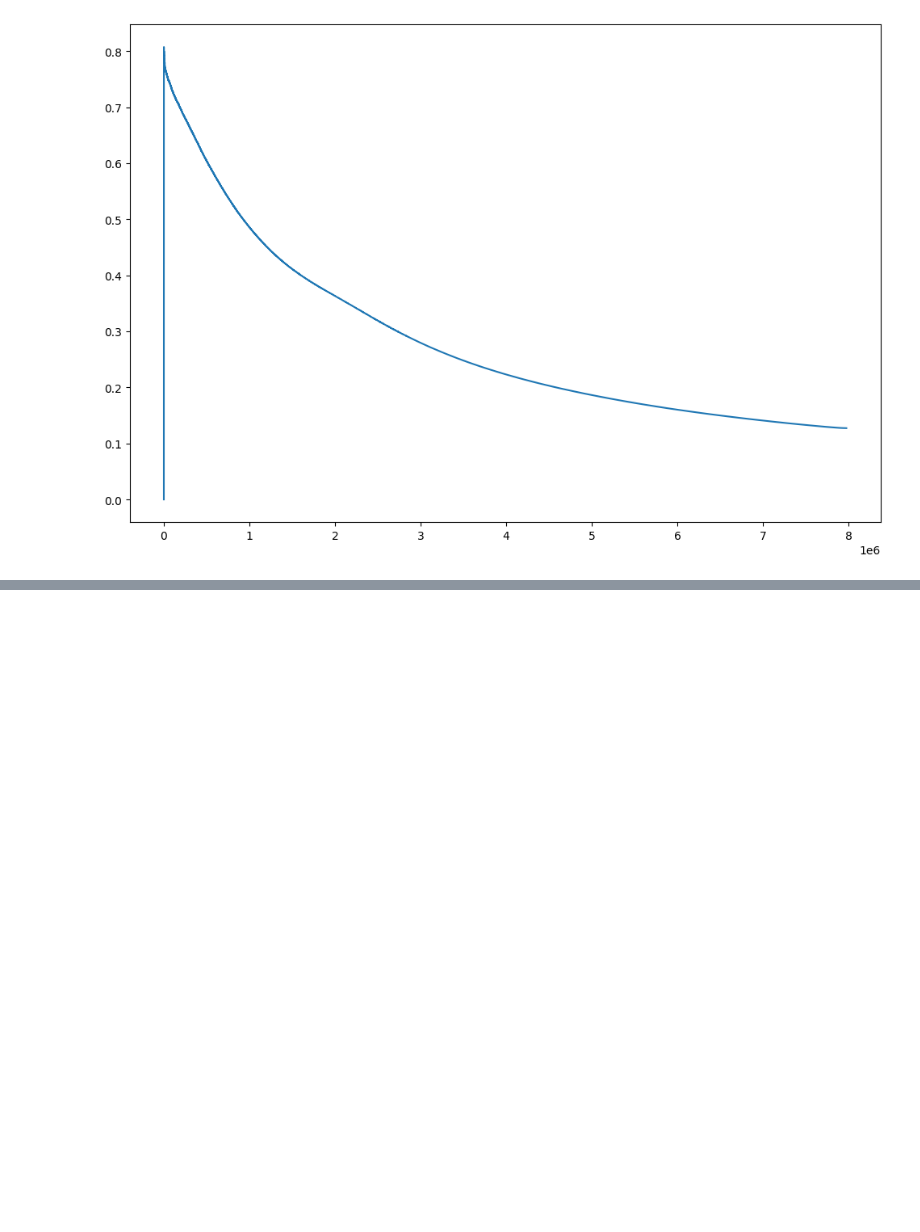
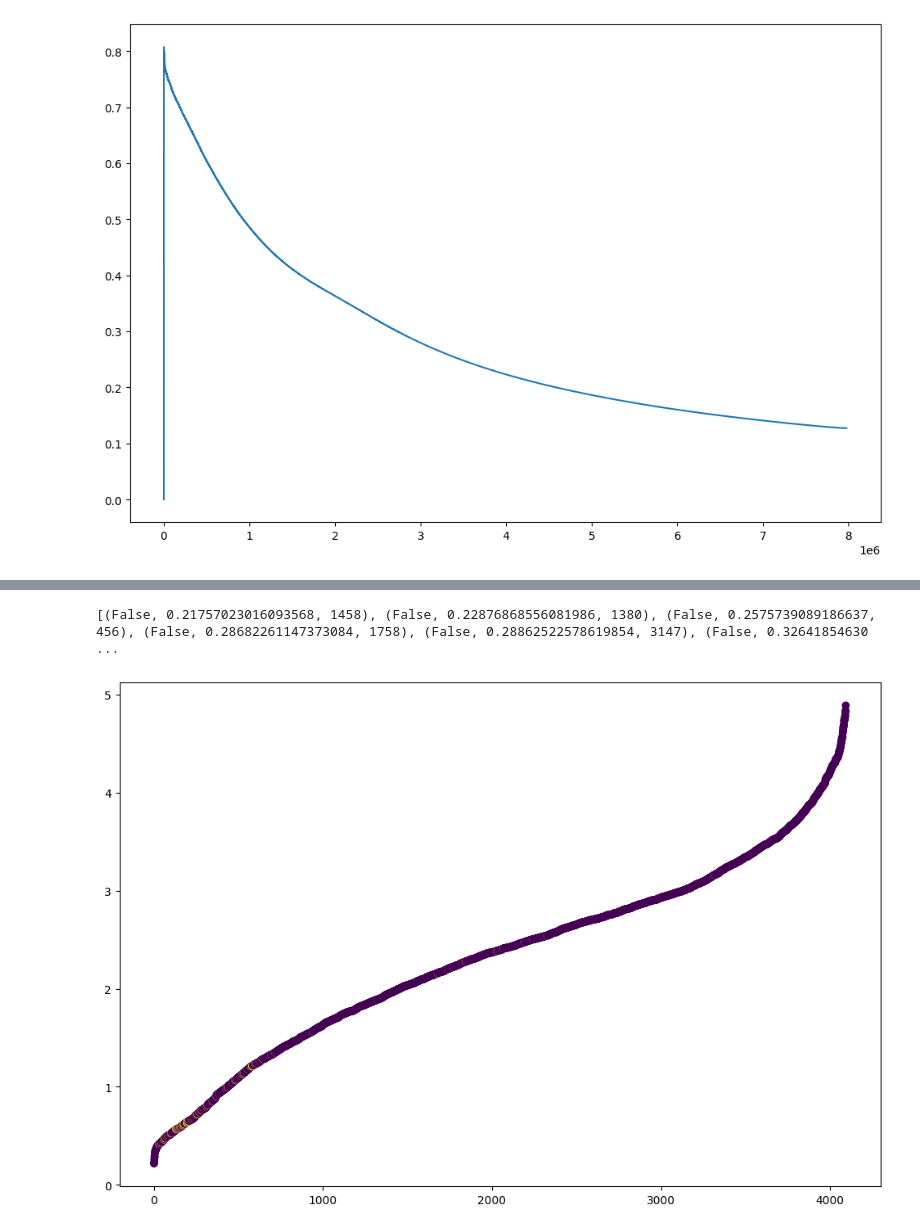
Before and after one commit to nikhilnd/pca-compression, a Jupyter notebook: zheng.ipynb, the cells around one changed output, grey strips where cells are left out. Drawn from its saved outputs; the diff is of its cells as text; code cells hidden in the pictures; blank space fills up the shorter version.

```diff
--- a/zheng.ipynb
+++ b/zheng.ipynb
@@ -87,7 +90,7 @@ plt.show()
 # %%
 sce_8eq = scanpy.read_h5ad('data/zheng/sce_full_Zhengmix8eq.h5ad')
 data_8eq, cs_8eq, labels_8eq = utils.parse_h5ad(sce_8eq, "phenoid")
-data_8eq = np.log1p(data_8eq)
+data_8eq = np.log2(data_8eq + 1)
 # %%
 C_8eq, avg_inter_8eq, avg_intra_8eq = utils.get_compressibility(data_8eq, cs_8eq, 8, True)
 avg_inter_8eq, avg_intra_8eq
@@ -132,16 +135,20 @@ Outlier testing - 4eq
 data_4eq_outliers = data_4eq.copy()
 cs_4eq_outliers = cs_4eq.copy()
 
-o = 10
+o = 100
 cs_4eq_outliers.append(o)
+
+cluster_samples = []
 # %%
 for i in range(o):
     clusters = np.random.choice(range(len(cs_4eq_outliers) - 1), size=2, replace=False)
-    weight = np.random.uniform(0.5, 0.7)
+    # weight = np.random.uniform(0.5, 0.7)
+    weight = 0.5
     sample = [
         data_4eq_outliers[np.random.randint(sum(cs_4eq_outliers[:clusters[0]]), sum(cs_4eq_outliers[:clusters[0]+1]))],
         data_4eq_outliers[np.random.randint(sum(cs_4eq_outliers[:clusters[1]]), sum(cs_4eq_outliers[:clusters[1]+1]))]
     ]
+    cluster_samples.append(clusters)
     point = (sample[0] * weight) + (sample[1] * (1 - weight))
     data_4eq_outliers = np.vstack((data_4eq_outliers, point))
 # %%
@@ -194,0 +327,23 @@ np.median(non_outlier_var)
+# %%
+np.nan_to_num(C_4eq_outliers, copy=False, nan=0.0)
+comp_var = [0] * len(C_4eq_outliers)
+for i in range(len(C_4eq_outliers)):
+    # comp_var[i] = np.var(C[i])
+    comp_var[i] = utils.var(C_4eq_outliers[i], 2)
+combined_var = [(True if i >= (sum(cs_4eq_outliers) - o) else False, comp_var[i], i) for i in range(len(C_4eq_outliers))]
+combined_var.sort(key=lambda x: x[1])
+print(combined_var)
+# %% [output]
+[(False, 0.21757023016093568, 1458), (False, 0.22876868556081986, 1380), (False, 0.2575739089186637, 456), (False, 0.28682261147373084, 1758), (False, 0.28862522578619854, 3147), (False, 0.32641854630 ...
+# %%
+index = list(range(0, len(combined_var)))
+variances = [combined_var[i][1] for i in index]
+colors = [combined_var[i][0] for i in index]
+
+plt.figure(figsize=(12,8))
+# Plot values from test colored if inter or intra cluster, x axis is index
+plt.scatter(index, variances, c=colors)
+# Set vertical scale to be logarithmic
+plt.show()
+# %% [output]
+[figure, added]
```
Also changed, not shown: parts of 14 cells of this notebook, 3 other files.
